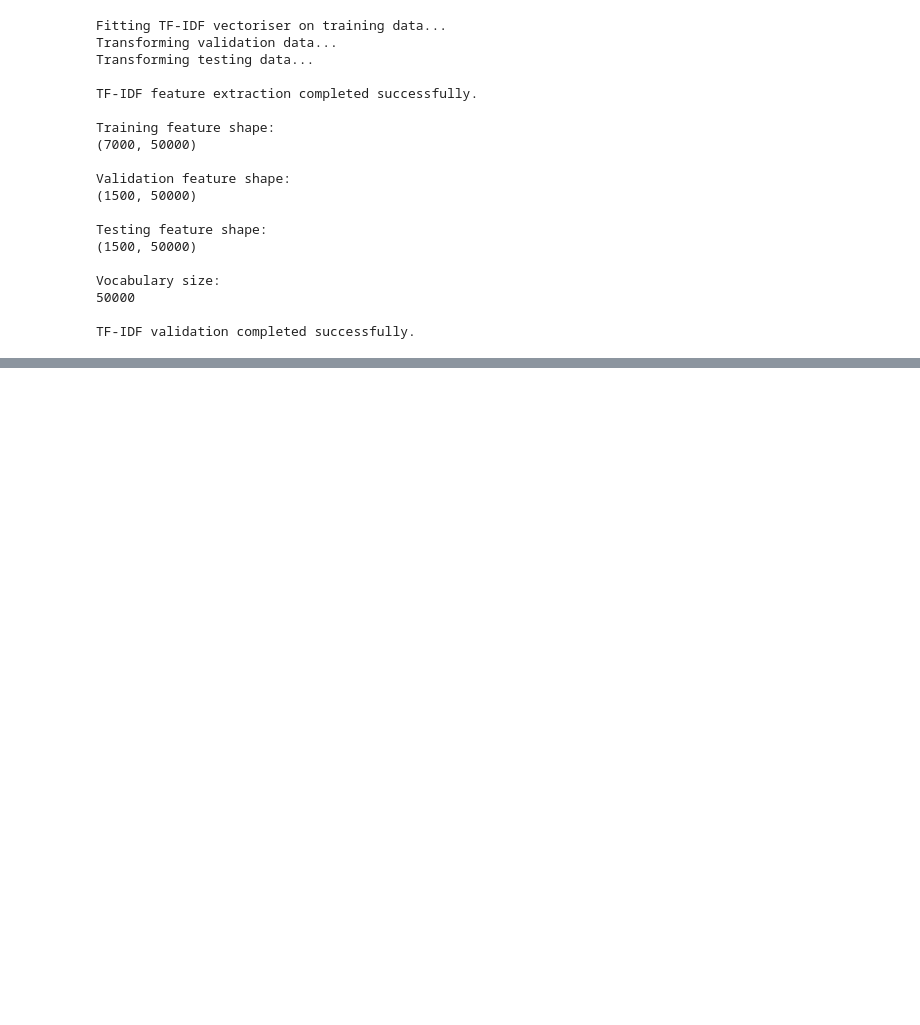
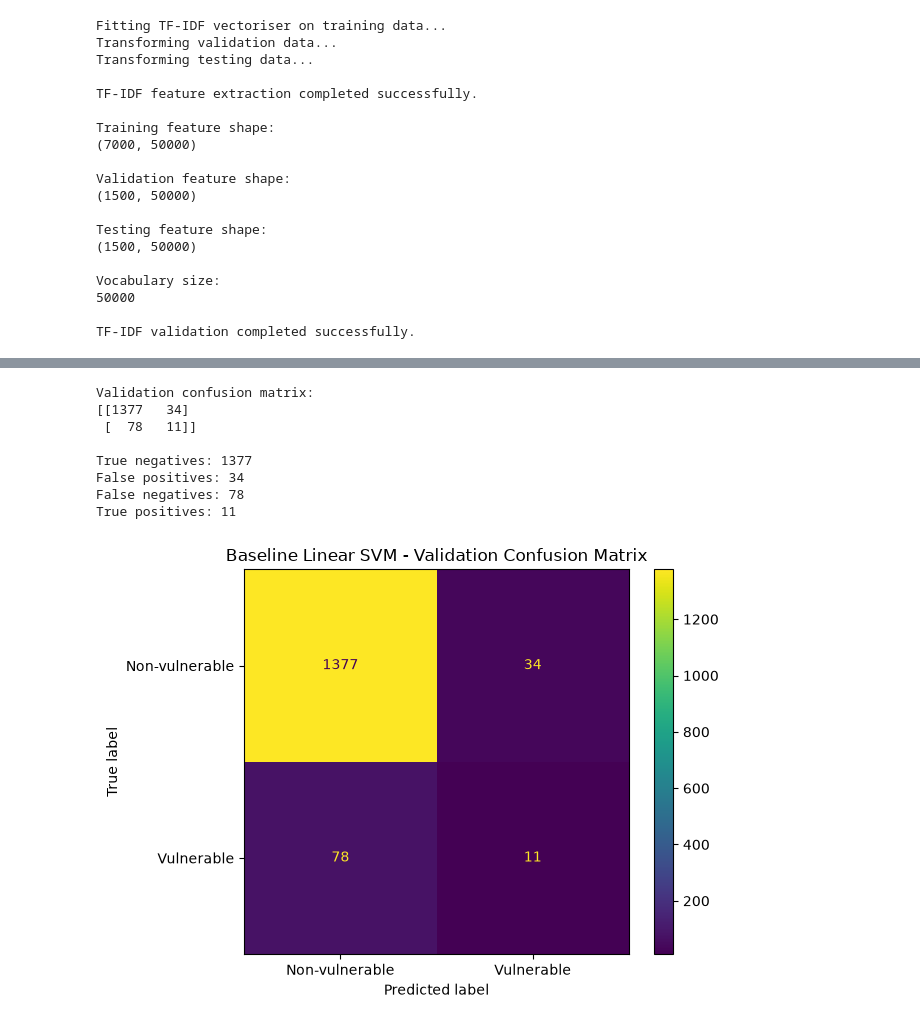
Before and after one commit to 4sTr0J/NLP_Group_02, a Jupyter notebook: notebooks/CIT-24-01-0251_02_svm_model.ipynb, the cells around one changed output, grey strips where cells are left out. Cells and saved outputs as stored; diff of their text form; code cells hidden in the pictures; blank space fills up the shorter version.

```diff
--- a/notebooks/CIT-24-01-0251_02_svm_model.ipynb
+++ b/notebooks/CIT-24-01-0251_02_svm_model.ipynb
@@ -275,3 +295,22 @@ Vocabulary size:
 50000
 
 TF-IDF validation completed successfully.
+# %%
+# Train a Linear SVM classifier.
+# Class balancing is used because vulnerable records are the minority class.
+
+svm_model = LinearSVC(
+    C=1.0,
+    class_weight="balanced",
+    random_state=RANDOM_SEED,
+    max_iter=10_000,
+)
+
+print("Training the Linear SVM model...")
+
+svm_model.fit(
+    X_train_tfidf,
+    y_train,
+)
+
+print("Linear SVM training completed successfully.")
@@ -277,0 +386,41 @@ TF-IDF validation completed successfully.
+# %%
+# Display the validation confusion matrix.
+
+validation_cm = confusion_matrix(
+    y_validation,
+    y_validation_pred,
+)
+
+tn, fp, fn, tp = validation_cm.ravel()
+
+print("Validation confusion matrix:")
+print(validation_cm)
+
+print("\nTrue negatives:", tn)
+print("False positives:", fp)
+print("False negatives:", fn)
+print("True positives:", tp)
+
+ConfusionMatrixDisplay(
+    confusion_matrix=validation_cm,
+    display_labels=[
+        "Non-vulnerable",
+        "Vulnerable",
+    ],
+).plot(
+    values_format="d",
+)
+
+plt.title("Baseline Linear SVM - Validation Confusion Matrix")
+plt.tight_layout()
+plt.show()
+# %% [output]
+Validation confusion matrix:
+[[1377   34]
+ [  78   11]]
+
+True negatives: 1377
+False positives: 34
+False negatives: 78
+True positives: 11
+[figure, added]
```
Also changed, not shown: parts of 9 cells of this notebook, 1 other file.
